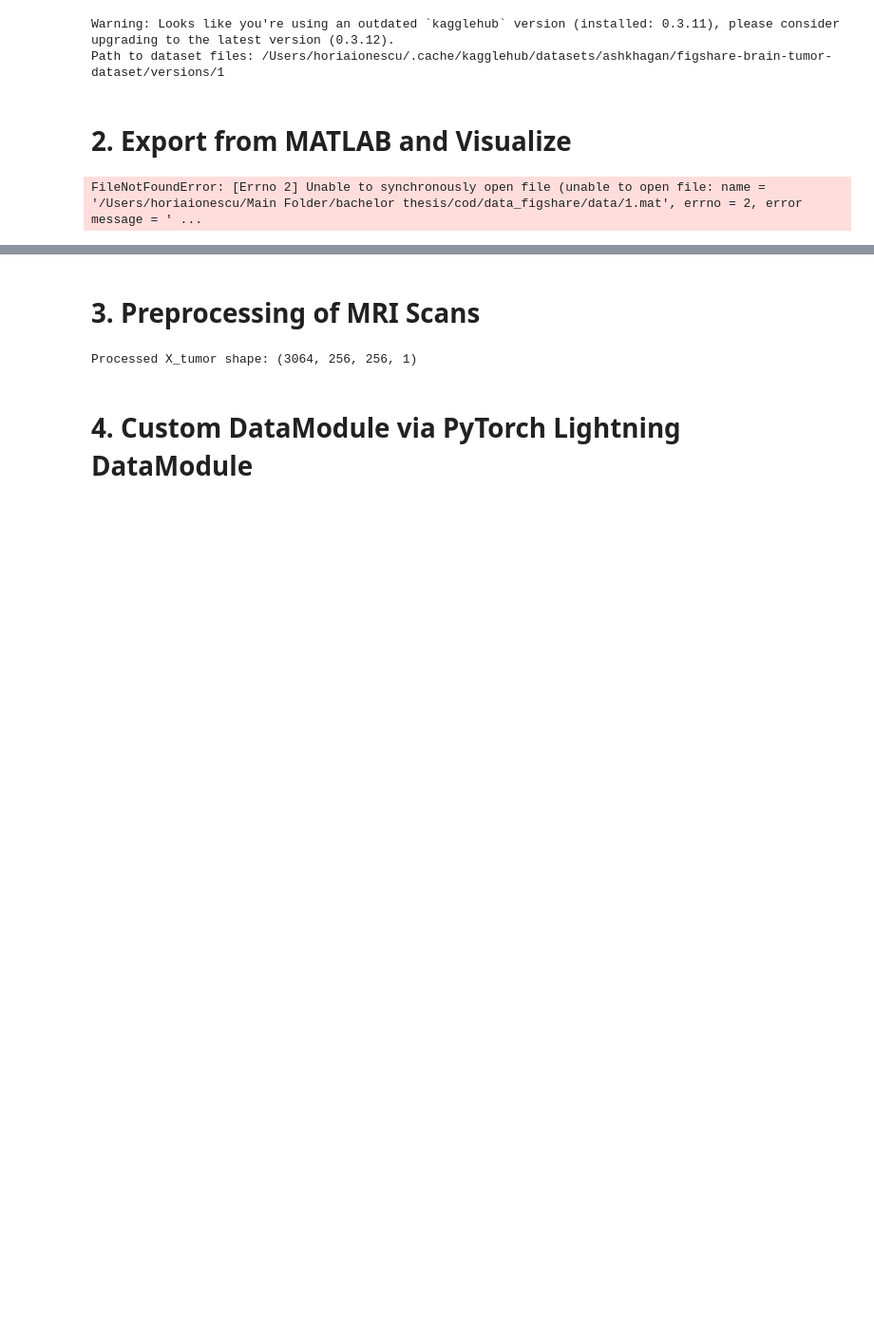
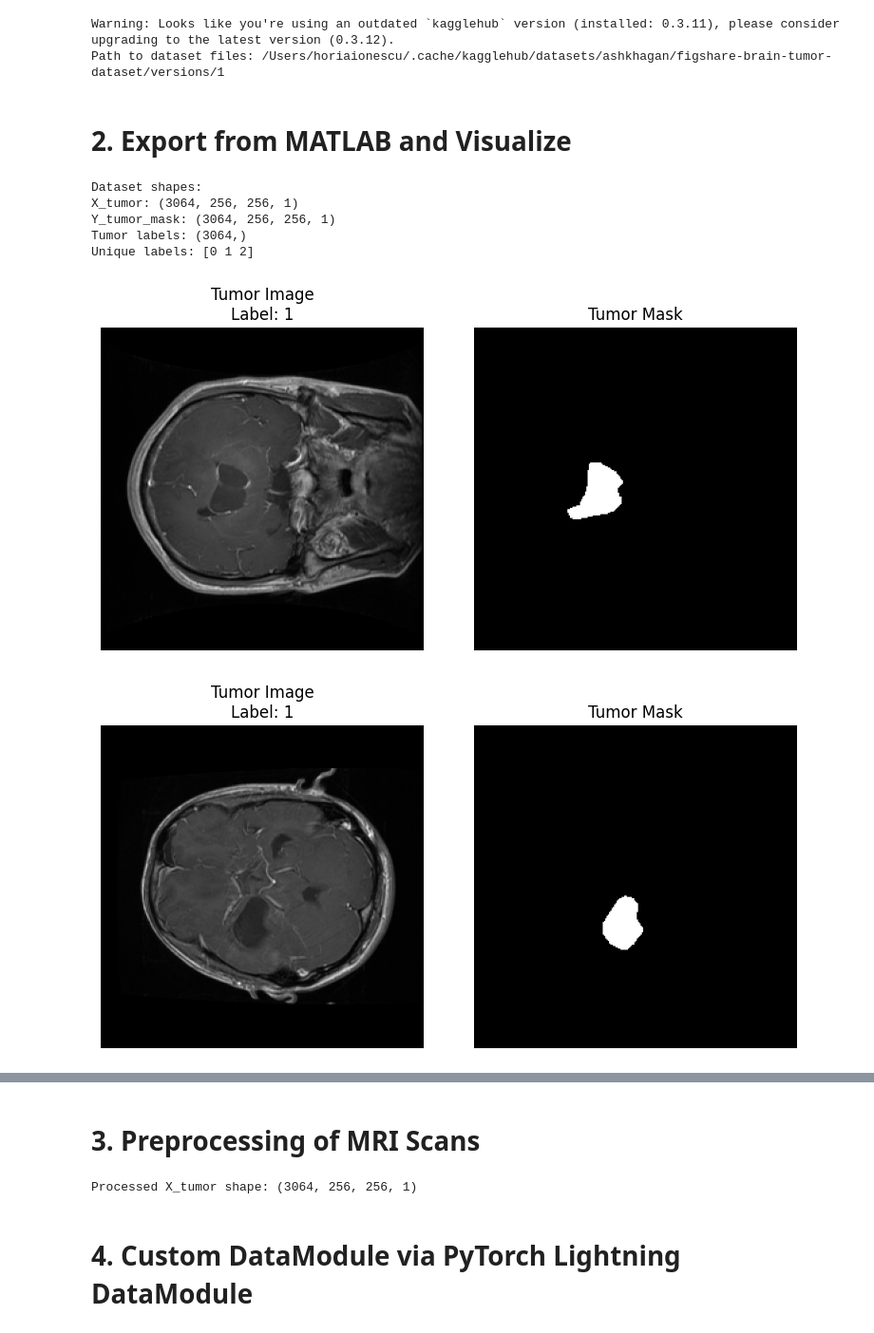
Before and after one commit to horia41/Using-Deep-Learning-for-Tumor-Type-Detection-and-Segmentation-of-Brain-Tumors-from-MRI-Images, a Jupyter notebook: Model_A_Segmentation_Only.ipynb, the cells around one changed output, grey strips where cells are left out. Shown at 95% size. Drawn from its saved outputs; the diff is of its cells as text; code cells hidden in the pictures; blank space fills up the shorter version.

Commit message:
fixed dataset import problem

```diff
--- a/Model_A_Segmentation_Only.ipynb
+++ b/Model_A_Segmentation_Only.ipynb
@@ -48,8 +48,10 @@ import os
 import cv2
 import matplotlib.pyplot as plt
 
+path = path + "/dataset/data"
+
 # path to dataset
-data_dir = "/Users/horiaionescu/.cache/kagglehub/datasets/ashkhagan/figshare-brain-tumor-dataset/versions/1/dataset/data"
+data_dir = path
 total_images = 3064
 
 X_tumor = []
@@ -92,31 +94,37 @@ print("Y_tumor_mask:", Y_tumor_mask.shape)
 print("Tumor labels:", tumor_labels.shape)
 print("Unique labels:", np.unique(tumor_labels))
 
 
 # visualize
 
 num_samples = 5
 
 sample_indices = random.sample(range(len(X_tumor)), num_samples)
 
 for idx in sample_indices:
     plt.figure(figsize=(8, 4))
 
     plt.subplot(1, 2, 1)
     plt.imshow(X_tumor[idx].squeeze(), cmap='gray')
     plt.title(f"Tumor Image\nLabel: {tumor_labels[idx]}")
     plt.axis('off')
 
     plt.subplot(1, 2, 2)
     plt.imshow(Y_tumor_mask[idx].squeeze(), cmap='gray')
     plt.title("Tumor Mask")
     plt.axis('off')
 
     plt.tight_layout()
     plt.show()
 
 
 # 256x256x1 needed for segmentation
 # for classification, we'll need 256x256x3 , 3 channel rgb
 # %% [output]
-FileNotFoundError: [Errno 2] Unable to synchronously open file (unable to open file: name = '/Users/horiaionescu/Main Folder/bachelor thesis/cod/data_figshare/data/1.mat', errno = 2, error message = ' ...
+Dataset shapes:
+X_tumor: (3064, 256, 256, 1)
+Y_tumor_mask: (3064, 256, 256, 1)
+Tumor labels: (3064,)
+Unique labels: [0 1 2]
+[figure, added]
+[figure, added]
```
Also changed, not shown: parts of 2 cells of this notebook, 4 other files.
